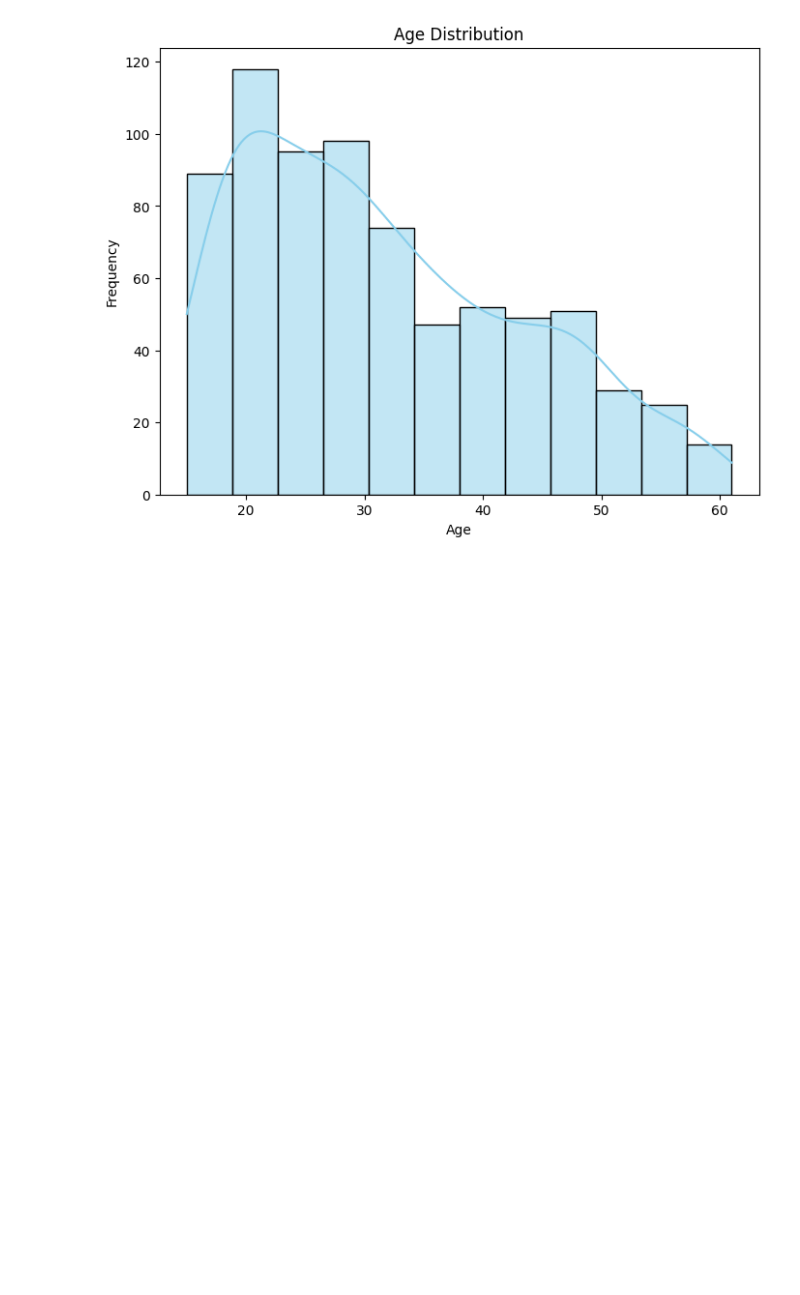
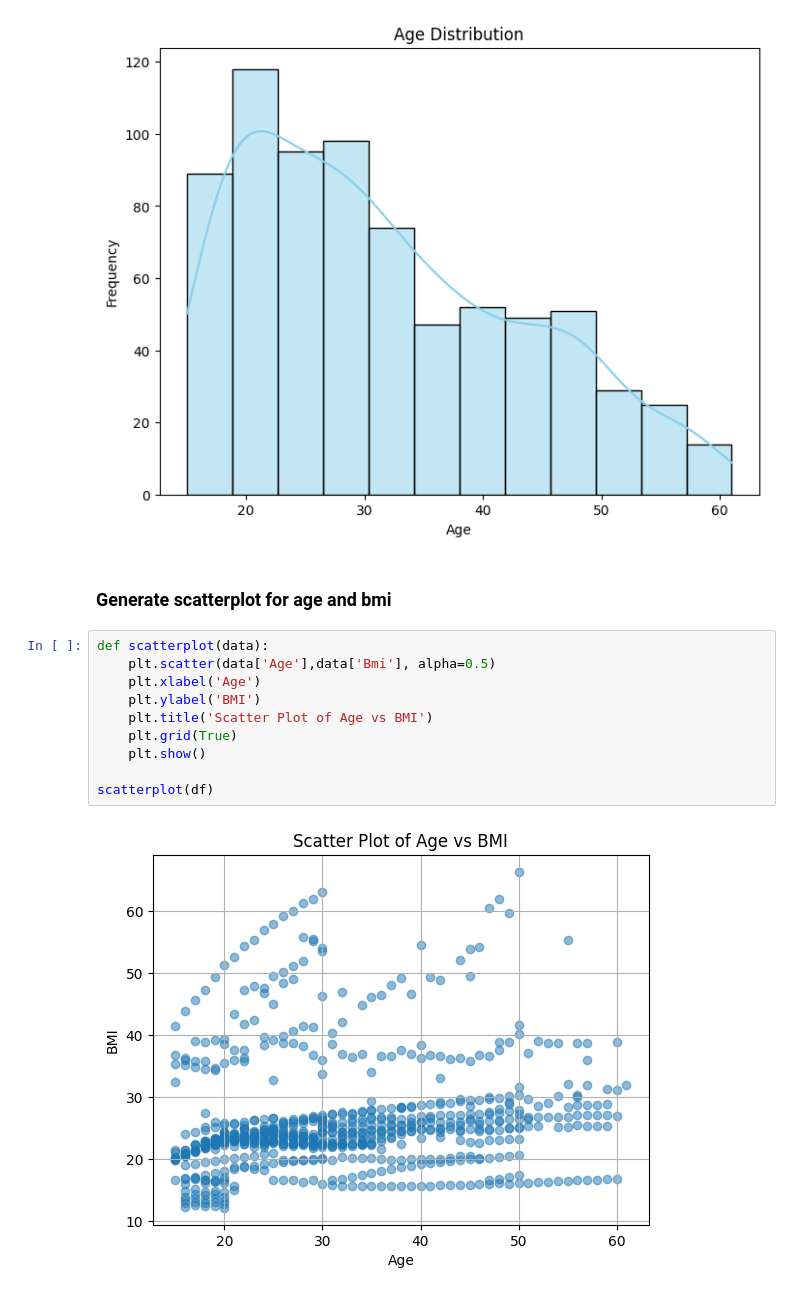
Before and after one commit to nogibjj/IDS706_miniproject9_xk10, a Jupyter notebook: desc.ipynb, the cells around one changed output. Saved outputs shown, nothing was run; the diff lists cells and outputs as text; blank space fills up the shorter version.

```diff
--- a/desc.ipynb
+++ b/desc.ipynb
@@ -68,3 +68,17 @@ def histogram(data):
 histogram(df)
 # %% [output]
 [figure]
+# %% [markdown]
+### Generate scatterplot for age and bmi
+# %%
+def scatterplot(data):
+    plt.scatter(data['Age'],data['Bmi'], alpha=0.5)
+    plt.xlabel('Age')
+    plt.ylabel('BMI')
+    plt.title('Scatter Plot of Age vs BMI')
+    plt.grid(True)
+    plt.show()
+
+scatterplot(df)
+# %% [output]
+[figure, added]
```
Also changed, not shown: 5 other files.
